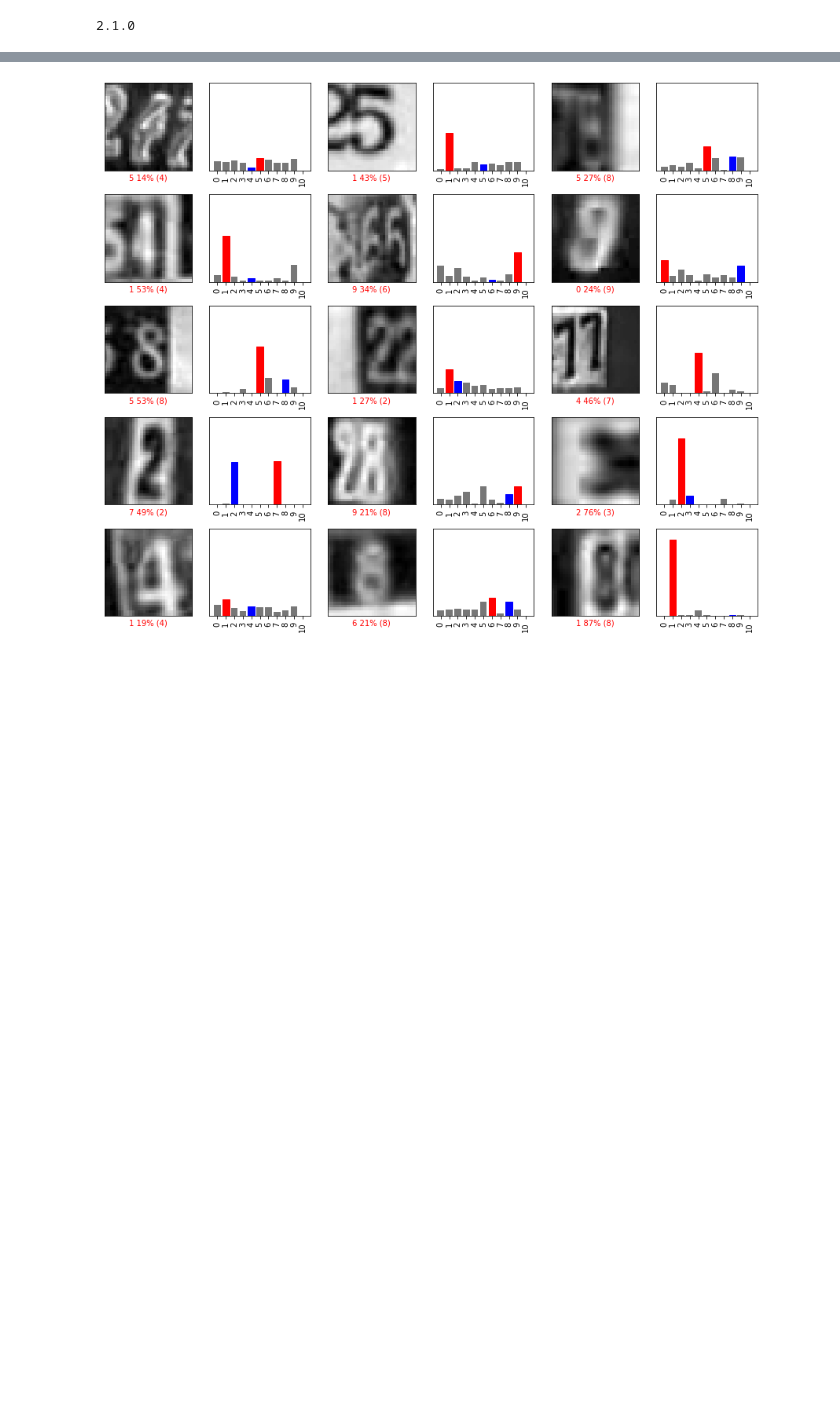
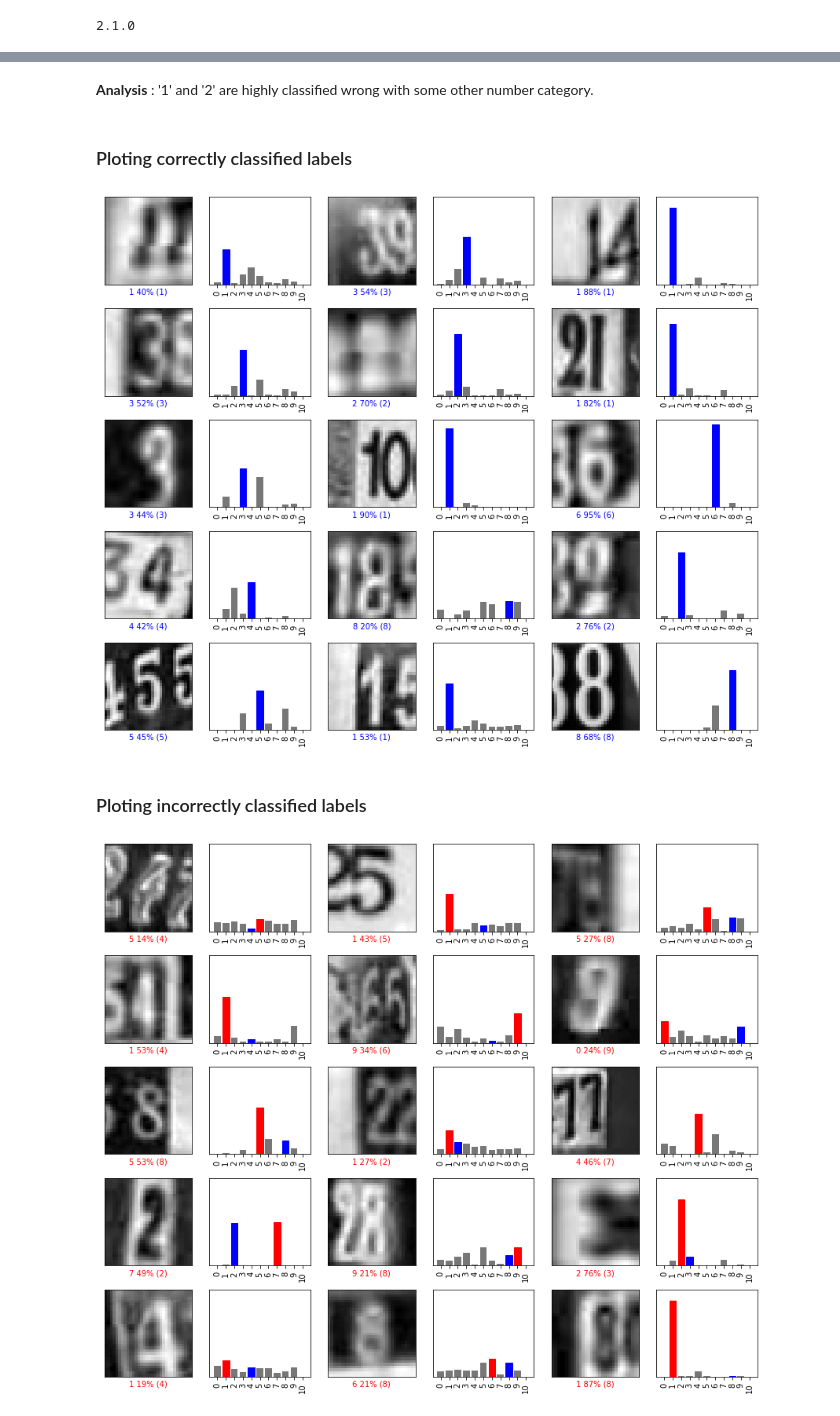
Before and after one commit to Sagar401/FAI, a Jupyter notebook: Assignment 3/Assignment_3_Street_View_House_Numbers.ipynb, the cells around one changed output, grey strips where cells are left out. Cells and saved outputs as stored; diff of their text form; code cells hidden in the pictures; blank space fills up the shorter version.

```diff
--- a/Assignment 3/Assignment_3_Street_View_House_Numbers.ipynb
+++ b/Assignment 3/Assignment_3_Street_View_House_Numbers.ipynb
@@ -278,3 +333,26 @@ prediction_probabilities = probability_model.predict(X_test)
+# %% [markdown]
+**Analysis**  : '1' and '2' are highly classified wrong with some other number category.
+# %% [markdown]
+### Ploting correctly classified labels
+# %%
+# Plot the first X test images, their predicted labels, and the true labels.
+# Color correct predictions in blue and incorrect predictions in red.
+correctly_classified = np.where(class_predictions == y_test)
+num_rows = 5
+num_cols = 3
+num_images = num_rows*num_cols
+plt.figure(figsize=(2*2*num_cols, 2*num_rows))
+for i,j in zip(correctly_classified[0], range(num_images)):
+    plt.subplot(num_rows, 2*num_cols, 2*j+1)
+    plot_image(i, prediction_probabilities[i], y_test, X_test)
+    plt.subplot(num_rows, 2*num_cols, 2*j+2)
+    plot_value_array(i, prediction_probabilities[i], y_test)
+plt.tight_layout()
+plt.show()
+# %% [output]
+[figure, added]
+# %% [markdown]
+### Ploting incorrectly classified labels
 # %%
 # Plot the first X test images, their predicted labels, and the true labels.
 # Color correct predictions in blue and incorrect predictions in red.
```
Also changed, not shown: parts of 39 cells of this notebook.
